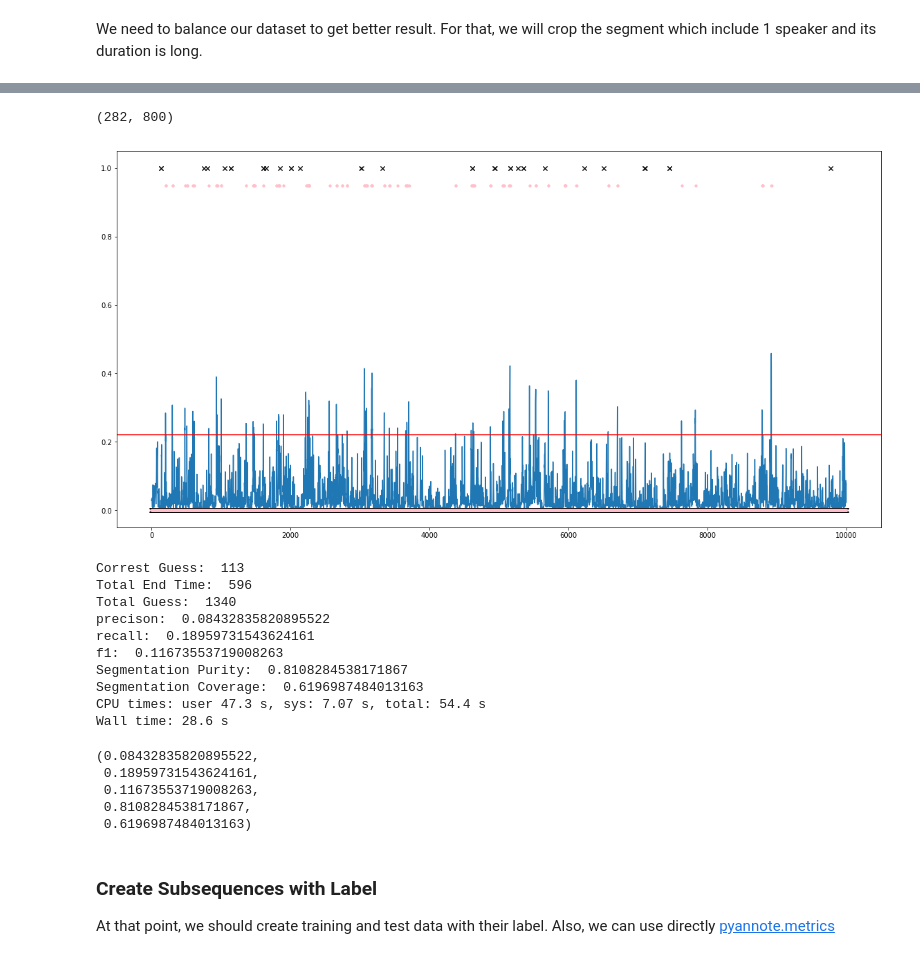
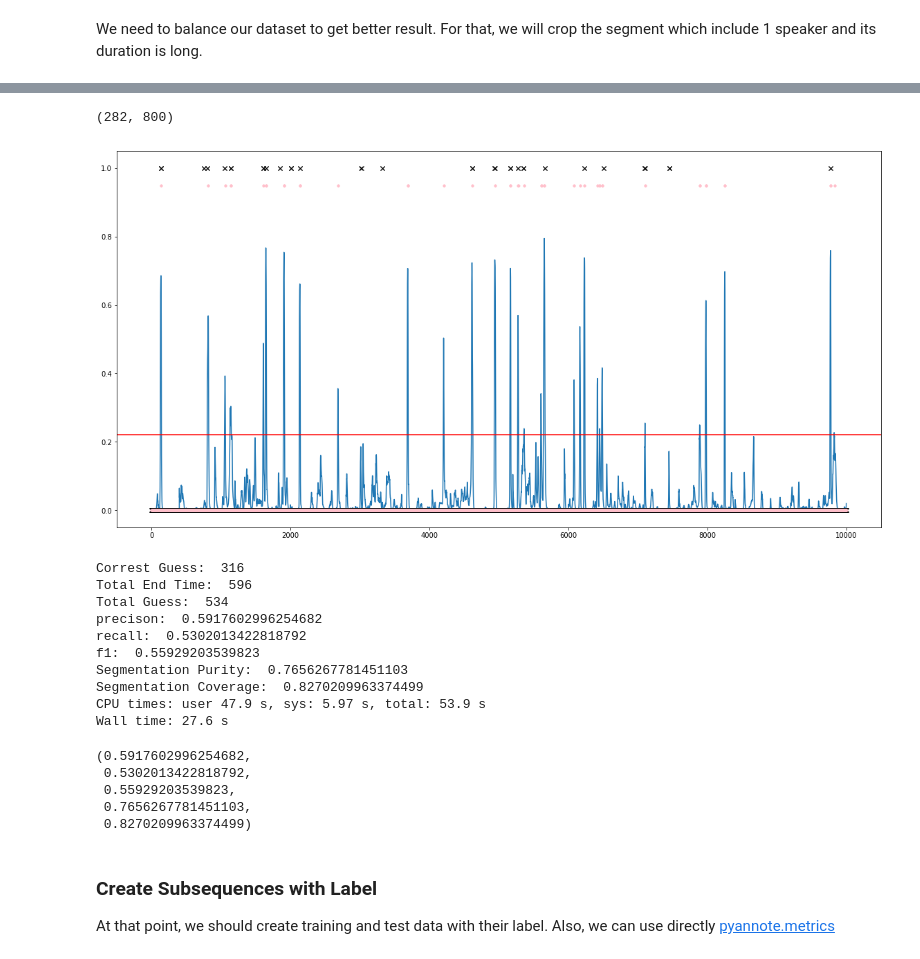
Before and after one commit to hedonistrh/SpChangeDetect, a Jupyter notebook: BiLSTM.ipynb, the cells around one changed output, grey strips where cells are left out. Saved outputs shown, nothing was run; the diff lists cells and outputs as text; code cells hidden in the pictures.

Commit message:
problem for yaafe prediction has been resolved. So we have better result.

```diff
--- a/BiLSTM.ipynb
+++ b/BiLSTM.ipynb
@@ -403,6 +403,8 @@ model = Model(input_frame, tdistributed_3)
 rmsprop = keras.optimizers.RMSprop(lr=0.001, rho=0.9, epsilon=0.0001, decay=0.0)
 
 model.compile(loss='binary_crossentropy', optimizer="rmsprop")
+# %%
+model.load_weights("bilstm_weights.h5")
 # %%
 from keras.models import load_model
 import time
@@ -762,13 +805,17 @@ model = Model(input_frame, tdistributed_3)
 rmsprop = keras.optimizers.RMSprop(lr=0.001, rho=0.9, epsilon=0.0001, decay=0.00001)
 
 model.compile(loss='binary_crossentropy', optimizer="rmsprop")
+# %%
+from keras.models import load_model
+
+model.load_weights("bilstm_weights_yaafe_att.h5")
 # %%
 from keras.models import load_model
 import time
 
 
 how_many_step = 100
-how_many_repeat = 10
+how_many_repeat = 1
 
 ix_repeat = 0
 
@@ -1233,14 +1284,15 @@ metric = DiarizationPurityCoverageFMeasure()
 seg_purity = SegmentationPurity()
 seg_coverage = SegmentationCoverage()
 
-def complete_evaluation_single_file(filename, thres, model, show_graph=True):
+def complete_evaluation_single_file(filename, hop, win_len, thres, model, show_graph=True, feature_extractor="pyannote"):
 
     prediction_array, prediction_array_rav, prediction_array_msec = create_prediction(filename,
-                                                                                      10, 25,
-                                                                                      threshold = thres, lstm_system=model)
+                                                                                      hop=hop, win_len=win_len,
+                                                                                      threshold = thres, lstm_system=model,
+                                                                                     feature_extractor=feature_extractor)
 
-    ground_truth = txt_file_to_matrix(filename, "reference", 10, 25)
-    prediction_output_array = txt_file_to_matrix(filename, "prediction", 10, 25)
+    ground_truth = txt_file_to_matrix(filename, "reference", hop, win_len)
+    prediction_output_array = txt_file_to_matrix(filename, "prediction", hop, win_len)
 
     end_time_file = "./txt_files/" + filename + "_end_time.txt"# FILENAME PATH for TXT
 
@@ -1301,7 +1353,7 @@ def complete_evaluation_single_file(filename, thres, model, show_graph=True):
     for single_end_time in content_end_time:
         single_guess_mem = False
         for single_pred in content_pred:
-            if (single_pred in range(single_end_time-200, single_end_time+200)):
+            if (single_pred in range(single_end_time-500, single_end_time+500)):
                 correct_guess += 1
                 break
 
@@ -1391,26 +1441,25 @@ Wall time: 29.2 s
 # %%
 %%time
-# 0.66
-
-complete_evaluation_single_file(filename="IS1004c", thres=0.22, model=model)
+# 0.182
+complete_evaluation_single_file(filename="IS1004c", hop=10, win_len=25, thres=0.22, model=model, feature_extractor="yaafe")
 # %% [output]
 (282, 800)
-[figure, old version]
+[figure, new version]
-Correst Guess:  113
+Correst Guess:  316
 Total End Time:  596
-Total Guess:  1340
-precison:  0.08432835820895522
-recall:  0.18959731543624161
-f1:  0.11673553719008263
-Segmentation Purity:  0.8108284538171867
-Segmentation Coverage:  0.6196987484013163
-CPU times: user 47.3 s, sys: 7.07 s, total: 54.4 s
-Wall time: 28.6 s
+Total Guess:  534
+precison:  0.5917602996254682
+recall:  0.5302013422818792
+f1:  0.55929203539823
+Segmentation Purity:  0.7656267781451103
+Segmentation Coverage:  0.8270209963374499
+CPU times: user 47.9 s, sys: 5.97 s, total: 53.9 s
+Wall time: 27.6 s
-(0.08432835820895522,
- 0.18959731543624161,
- 0.11673553719008263,
- 0.8108284538171867,
- 0.6196987484013163)
+(0.5917602996254682,
+ 0.5302013422818792,
+ 0.55929203539823,
+ 0.7656267781451103,
+ 0.8270209963374499)
 # %%
 ## TO GET ALL RESULT FROM ALL CORPUS
 
```
Also changed, not shown: parts of 6 cells of this notebook.
